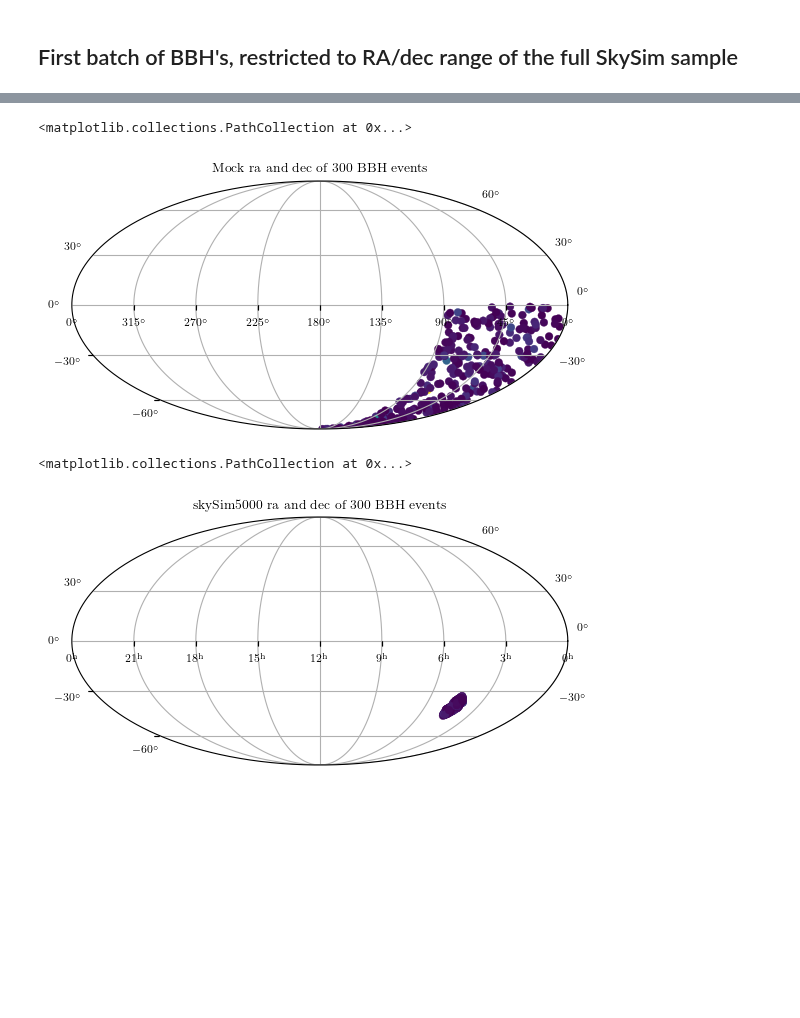
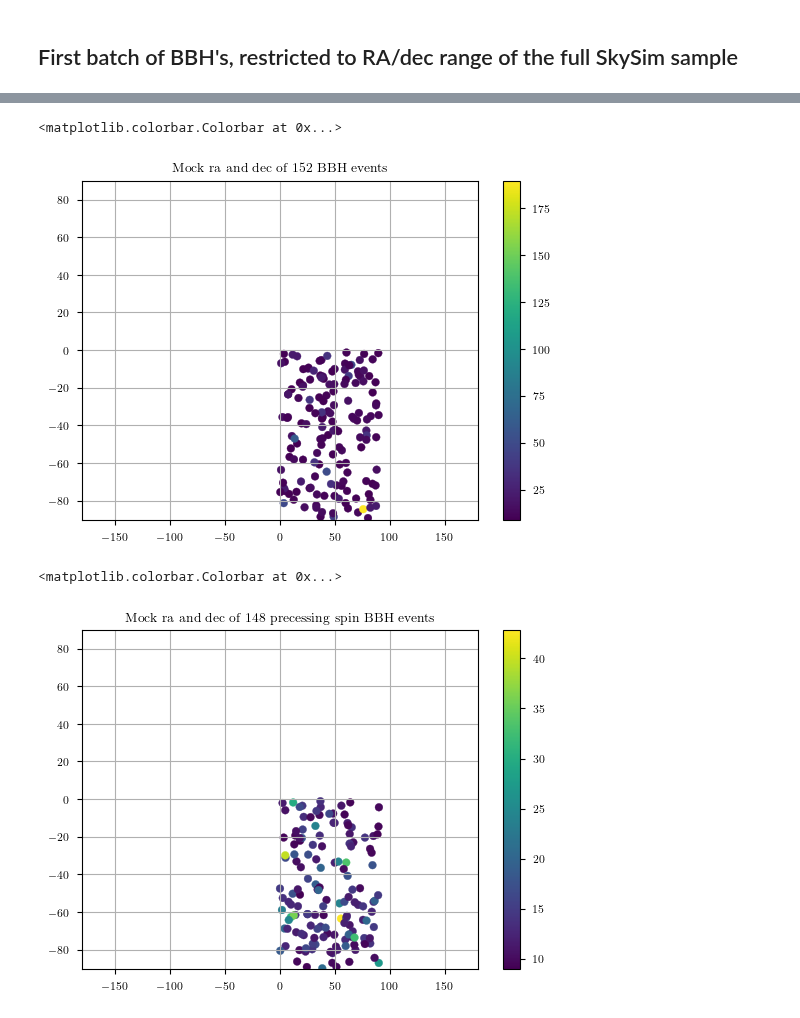
Before and after one commit to LSSTDESC/gwStreetlights, a Jupyter notebook: CBCCats/Selecting catalogs.ipynb, the cells around one changed output, grey strips where cells are left out. Cells and saved outputs as stored; diff of their text form; code cells hidden in the pictures; blank space fills up the shorter version.

```diff
--- a/CBCCats/Selecting catalogs.ipynb
+++ b/CBCCats/Selecting catalogs.ipynb
@@ -43,11 +79,13 @@ def makeMask(df,threshold):
         cnd1 = np.logical_and(cnd1,cnd)
     return cnd1
 # %%
-NSMask = makeMask(NSBH_DF,8)
-BBHMask = makeMask(BBH_DF,9)
+# NSMask = makeMask(NSBH_DF,8)
+BBHMask_precessing = makeMask(BBH_precessing_DF,9)
+BBHMask_aligned = makeMask(BBH_aligned_DF,9)
 # %%
-BBHSubsetDF = BBH_DF[BBHMask]
-NSBHSubsetDF = NSBH_DF[NSMask]
+# NSBHSubsetDF = NSBH_DF[NSMask]
+BBHSubsetDF_aligned = BBH_aligned_DF[BBHMask_aligned]
+BBHSubsetDF_precessing = BBH_precessing_DF[BBHMask_precessing]
 # %%
 def makeHist(df,binName,binNum,rang,titl):
     fig,ax = plt.subplots(figsize=[10,5])
@@ -124,4 +164,11 @@ def sample_n_rows(df: pd.DataFrame, n: int, random_state: int = None) -> pd.Data
 # %% [markdown]
 ## First batch of BBH's, restricted to RA/dec range of the full SkySim sample
 # %%
-sampleNum = 300
+totSamples = 300
+alignedNum,precessingNum = 0,0
+for n in np.arange(300):
+    flip = np.random.randint(0,2)
+    if flip: # If flip==1, or spins are aligned
+        alignedNum+=1
+    else:
+        precessingNum+=1
@@ -130 +175,4 @@ firstSample = pd.read_csv("/global/homes/s/seanmacb/DESC/DESC-GW/gwStreetlights/
+# %%
+sample_precessing_bbh = sample_n_rows(BBHSubsetDF_precessing,precessingNum)
+sample_aligned_bbh = sample_n_rows(BBHSubsetDF_aligned,alignedNum)
 # %%
@@ -157,16 +223,22 @@ fig,ax = makeHist(firstSample,"redshiftHubble",30,[0,np.max(np.ceil(firstSample[
 # %%
-ax = plt.axes(projection='astro degrees mollweide')
-ax.set_title("Mock ra and dec of {} BBH events".format(sampleNum))
+fig,ax = plt.subplots()
+ax.set_title("Mock ra and dec of {} aligned spin BBH events".format(alignedNum))
 ax.grid("-.")
-ax.scatter(firstSample["mra"],firstSample["mdec"],c=firstSample["Network SNR"],transform=ax.get_transform('world'))
+cax = ax.scatter(sample_aligned_bbh["mra"],sample_aligned_bbh["mdec"],c=sample_aligned_bbh["Network SNR"])
+ax.set_xlim(-180,180)
+ax.set_ylim(-90,90)
+fig.colorbar(cax)
 # %% [output]
-<matplotlib.collections.PathCollection at 0x...>
+<matplotlib.colorbar.Colorbar at 0x...>
-[figure, old version]
+[figure, new version]
-# %%
-ax = plt.axes(projection='astro hours mollweide')
-ax.set_title("skySim5000 ra and dec of {} BBH events".format(sampleNum))
-ax.grid("-.")
-ax.scatter(firstSample["ra"],firstSample["dec"],c=firstSample["Network SNR"],transform=ax.get_transform('world'))
-# %% [output]
-<matplotlib.collections.PathCollection at 0x...>
-[figure, removed]
+# %%
+fig,ax = plt.subplots()
+ax.set_title("Mock ra and dec of {} precessing spin BBH events".format(precessingNum))
+ax.grid("-.")
+cax = ax.scatter(sample_precessing_bbh["mra"],sample_precessing_bbh["mdec"],c=sample_precessing_bbh["Network SNR"])
+ax.set_xlim(-180,180)
+ax.set_ylim(-90,90)
+fig.colorbar(cax)
+# %% [output]
+<matplotlib.colorbar.Colorbar at 0x...>
+[figure, added]
```
Also changed, not shown: parts of 23 cells of this notebook, 4 other files.
